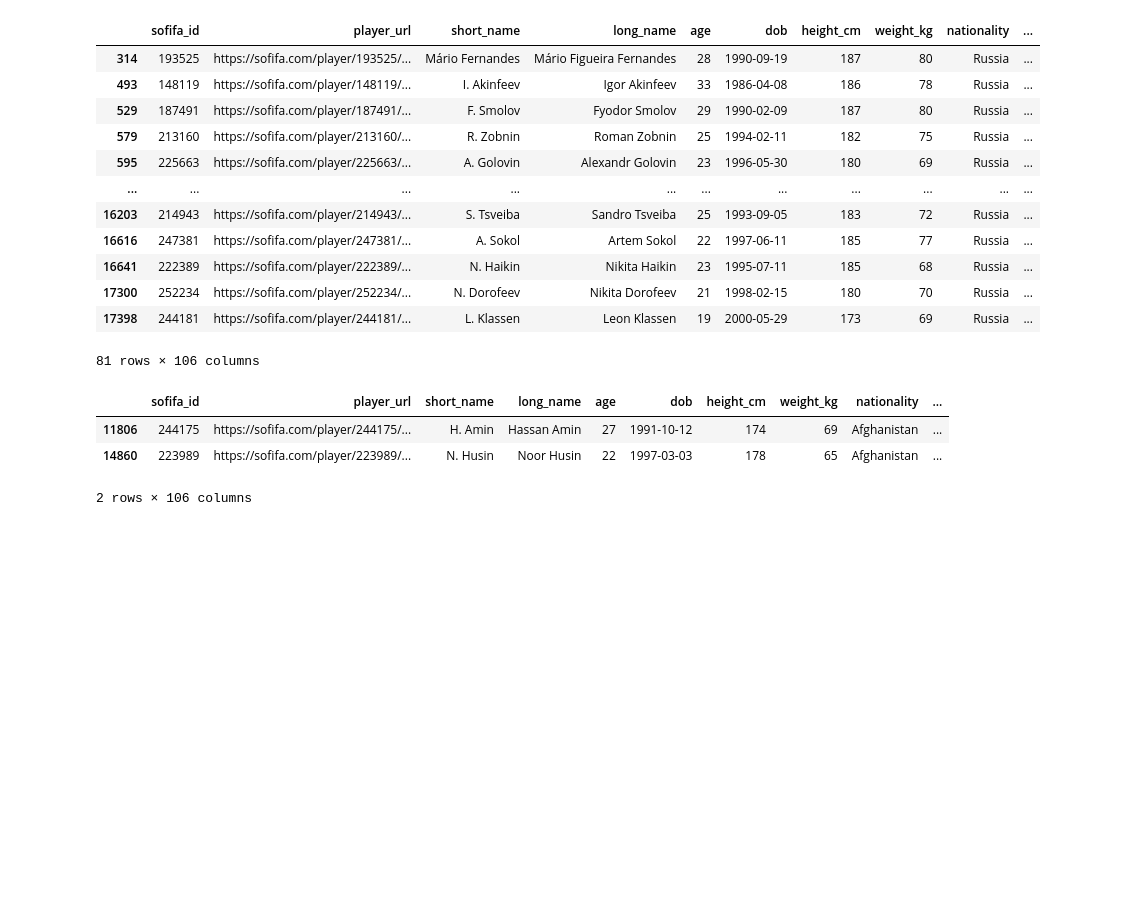
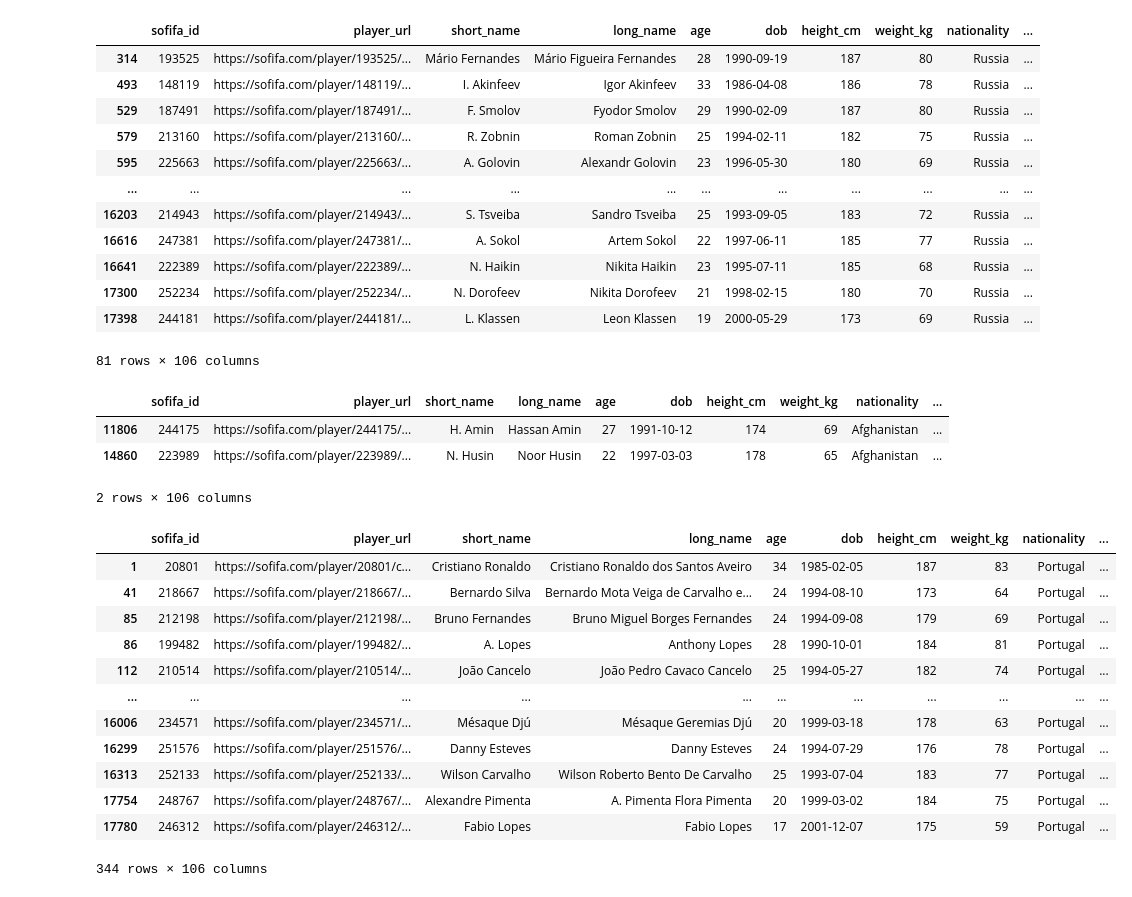
Before and after one commit to LucasAfa/Projeto1-IF775, a Jupyter notebook: projeto_1.ipynb, the cells around one changed output. Saved outputs shown, nothing was run; the diff lists cells and outputs as text; code cells hidden in the pictures; blank space fills up the shorter version.

```diff
--- a/projeto_1.ipynb
+++ b/projeto_1.ipynb
@@ -301,3 +357,20 @@ fifa20_all[fifa20_all["country_code"] == fifa20_all.groupby("country_code").mean
 | 11806 | 244175 | https://sofifa.com/player/244175/... | H. Amin | Hassan Amin | 27 | 1991-10-12 | 174 | 69 | Afghanistan | ... |
 | 14860 | 223989 | https://sofifa.com/player/223989/... | N. Husin | Noor Husin | 22 | 1997-03-03 | 178 | 65 | Afghanistan | ... |
 2 rows × 106 columns
+# %%
+#o pais com a segunda maior media de potencial é Portugal
+fifa20_all[fifa20_all["country_code"] == fifa20_all.groupby("country_code").mean()[fifa20_all.groupby("country_code").mean()["potential"] >= fifa20_all.groupby("country_code").mean()["potential"].nlargest(2)[121]].index[0]]
+# %% [output]
+|  | sofifa_id | player_url | short_name | long_name | age | dob | height_cm | weight_kg | nationality | ... |
+| 1 | 20801 | https://sofifa.com/player/20801/c... | Cristiano Ronaldo | Cristiano Ronaldo dos Santos Aveiro | 34 | 1985-02-05 | 187 | 83 | Portugal | ... |
+| 41 | 218667 | https://sofifa.com/player/218667/... | Bernardo Silva | Bernardo Mota Veiga de Carvalho e... | 24 | 1994-08-10 | 173 | 64 | Portugal | ... |
+| 85 | 212198 | https://sofifa.com/player/212198/... | Bruno Fernandes | Bruno Miguel Borges Fernandes | 24 | 1994-09-08 | 179 | 69 | Portugal | ... |
+| 86 | 199482 | https://sofifa.com/player/199482/... | A. Lopes | Anthony Lopes | 28 | 1990-10-01 | 184 | 81 | Portugal | ... |
+| 112 | 210514 | https://sofifa.com/player/210514/... | João Cancelo | João Pedro Cavaco Cancelo | 25 | 1994-05-27 | 182 | 74 | Portugal | ... |
+| ... | ... | ... | ... | ... | ... | ... | ... | ... | ... | ... |
+| 16006 | 234571 | https://sofifa.com/player/234571/... | Mésaque Djú | Mésaque Geremias Djú | 20 | 1999-03-18 | 178 | 63 | Portugal | ... |
+| 16299 | 251576 | https://sofifa.com/player/251576/... | Danny Esteves | Danny Esteves | 24 | 1994-07-29 | 176 | 78 | Portugal | ... |
+| 16313 | 252133 | https://sofifa.com/player/252133/... | Wilson Carvalho | Wilson Roberto Bento De Carvalho | 25 | 1993-07-04 | 183 | 77 | Portugal | ... |
+| 17754 | 248767 | https://sofifa.com/player/248767/... | Alexandre Pimenta | A. Pimenta Flora Pimenta | 20 | 1999-03-02 | 184 | 75 | Portugal | ... |
+| 17780 | 246312 | https://sofifa.com/player/246312/... | Fabio Lopes | Fabio Lopes | 17 | 2001-12-07 | 175 | 59 | Portugal | ... |
+344 rows × 106 columns
```
Also changed, not shown: parts of 9 cells of this notebook.
